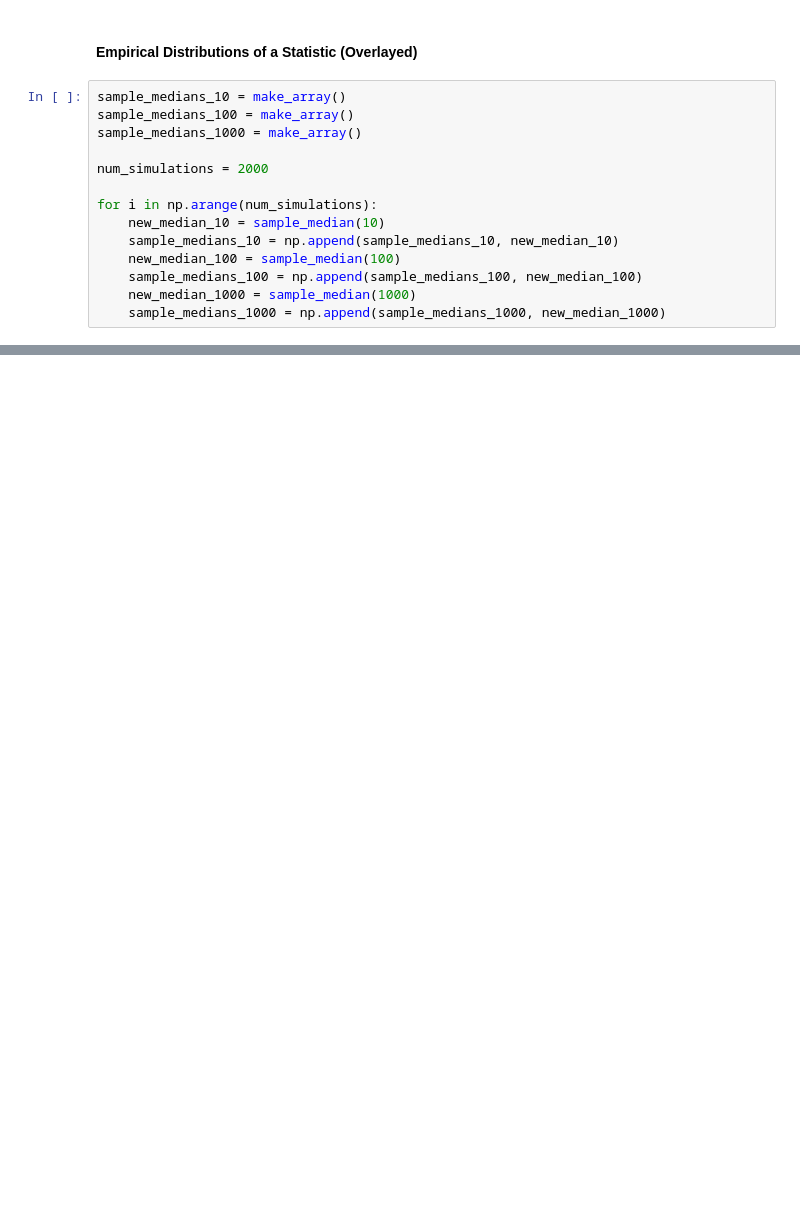
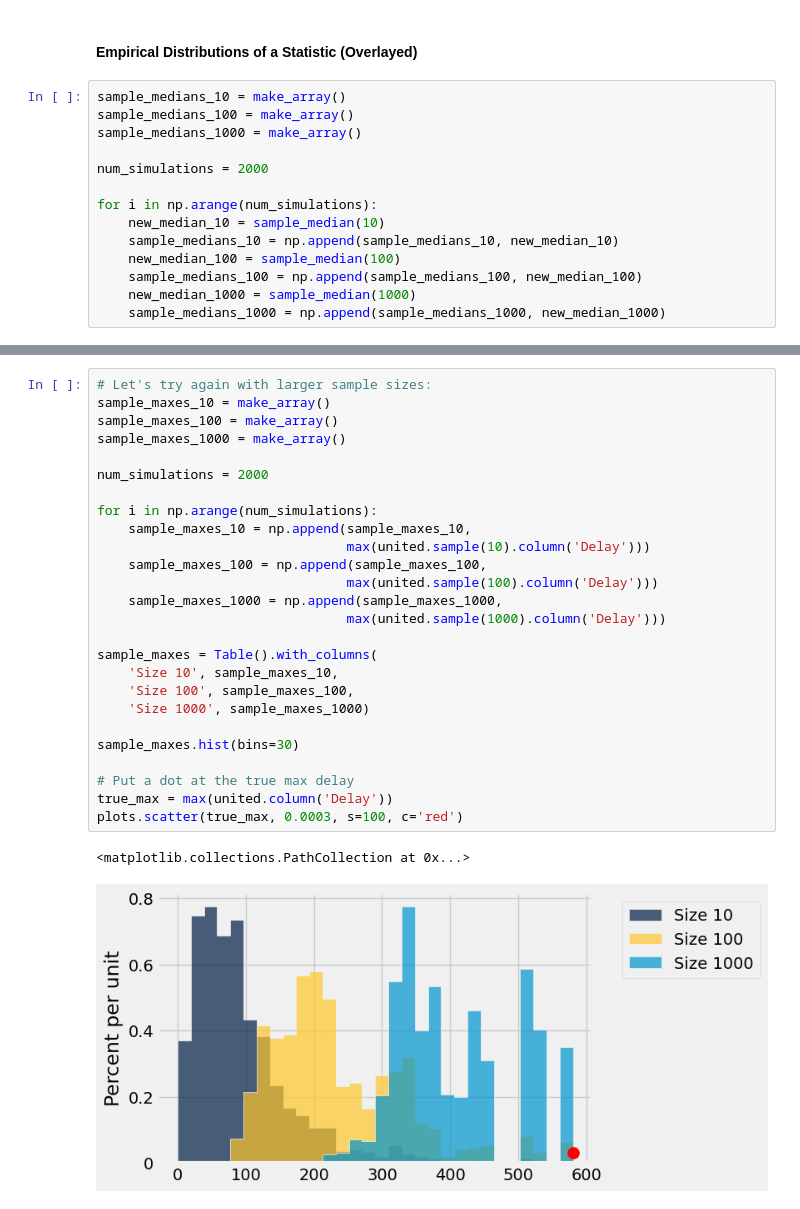
Before and after one commit to rosemariebongers/dsc-008-fall-2026, a Jupyter notebook: lectures/demo_empirical_distributions.ipynb, the cells around one changed output, grey strips where cells are left out. Saved outputs shown, nothing was run; the diff lists cells and outputs as text; blank space fills up the shorter version.

```diff
--- a/lectures/demo_empirical_distributions.ipynb
+++ b/lectures/demo_empirical_distributions.ipynb
@@ -144,0 +264,29 @@ sample_medians.hist(bins = np.arange(-5, 30))
+# %%
+# Let's try again with larger sample sizes:
+sample_maxes_10 = make_array()
+sample_maxes_100 = make_array()
+sample_maxes_1000 = make_array()
+
+num_simulations = 2000
+
+for i in np.arange(num_simulations):
+    sample_maxes_10 = np.append(sample_maxes_10,
+                                max(united.sample(10).column('Delay')))
+    sample_maxes_100 = np.append(sample_maxes_100,
+                                max(united.sample(100).column('Delay')))
+    sample_maxes_1000 = np.append(sample_maxes_1000,
+                                max(united.sample(1000).column('Delay')))
+
+sample_maxes = Table().with_columns(
+    'Size 10', sample_maxes_10,
+    'Size 100', sample_maxes_100,
+    'Size 1000', sample_maxes_1000)
+
+sample_maxes.hist(bins=30)
+
+# Put a dot at the true max delay
+true_max = max(united.column('Delay'))
+plots.scatter(true_max, 0.0003, s=100, c='red')
+# %% [output]
+<matplotlib.collections.PathCollection at 0x...>
+[figure, added]
```
Also changed, not shown: parts of 24 cells of this notebook.
